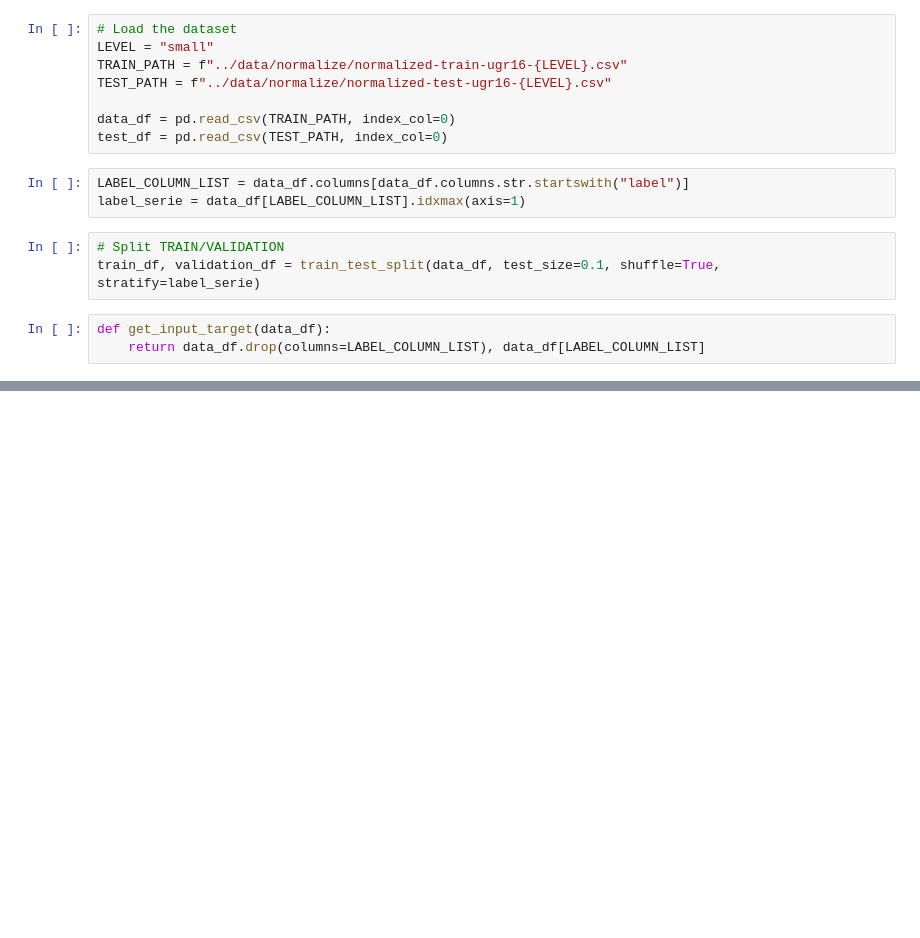
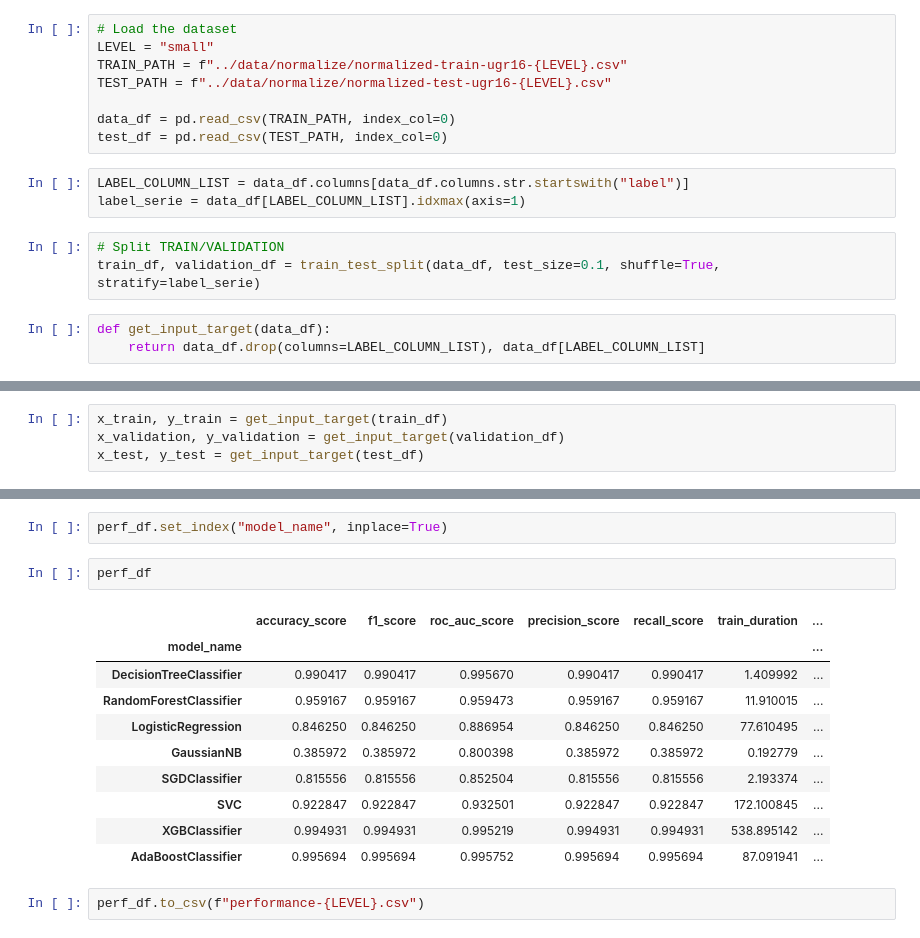
Before and after one commit to nigiva/lre-adversarial-ml-ugr16, a Jupyter notebook: model/model.ipynb, the cells around one changed output, grey strips where cells are left out. Cells and saved outputs as stored; diff of their text form; blank space fills up the shorter version.

```diff
--- a/model/model.ipynb
+++ b/model/model.ipynb
@@ -91,0 +44,4 @@ Text(0.5, 1.0, "Matrice de confusion (en proportion d'exemples)")
+# %%
+x_train, y_train = get_input_target(train_df)
+x_validation, y_validation = get_input_target(validation_df)
+x_test, y_test = get_input_target(test_df)
@@ -91,0 +192,17 @@ Text(0.5, 1.0, "Matrice de confusion (en proportion d'exemples)")
+# %%
+perf_df.set_index("model_name", inplace=True)
+# %%
+perf_df
+# %% [output]
+|  | accuracy_score | f1_score | roc_auc_score | precision_score | recall_score | train_duration | ... |
+| model_name |  |  |  |  |  |  | ... |
+| DecisionTreeClassifier | 0.990417 | 0.990417 | 0.995670 | 0.990417 | 0.990417 | 1.409992 | ... |
+| RandomForestClassifier | 0.959167 | 0.959167 | 0.959473 | 0.959167 | 0.959167 | 11.910015 | ... |
+| LogisticRegression | 0.846250 | 0.846250 | 0.886954 | 0.846250 | 0.846250 | 77.610495 | ... |
+| GaussianNB | 0.385972 | 0.385972 | 0.800398 | 0.385972 | 0.385972 | 0.192779 | ... |
+| SGDClassifier | 0.815556 | 0.815556 | 0.852504 | 0.815556 | 0.815556 | 2.193374 | ... |
+| SVC | 0.922847 | 0.922847 | 0.932501 | 0.922847 | 0.922847 | 172.100845 | ... |
+| XGBClassifier | 0.994931 | 0.994931 | 0.995219 | 0.994931 | 0.994931 | 538.895142 | ... |
+| AdaBoostClassifier | 0.995694 | 0.995694 | 0.995752 | 0.995694 | 0.995694 | 87.091941 | ... |
+# %%
+perf_df.to_csv(f"performance-{LEVEL}.csv")
```
Also changed, not shown: parts of 22 cells of this notebook.
